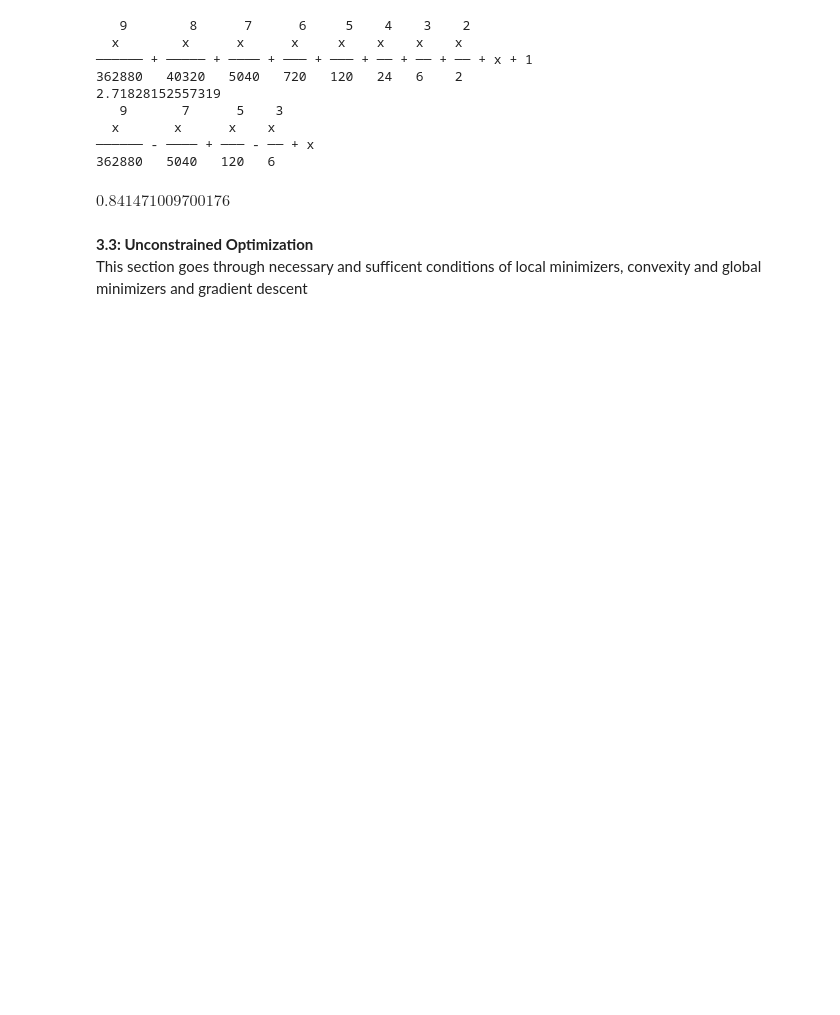
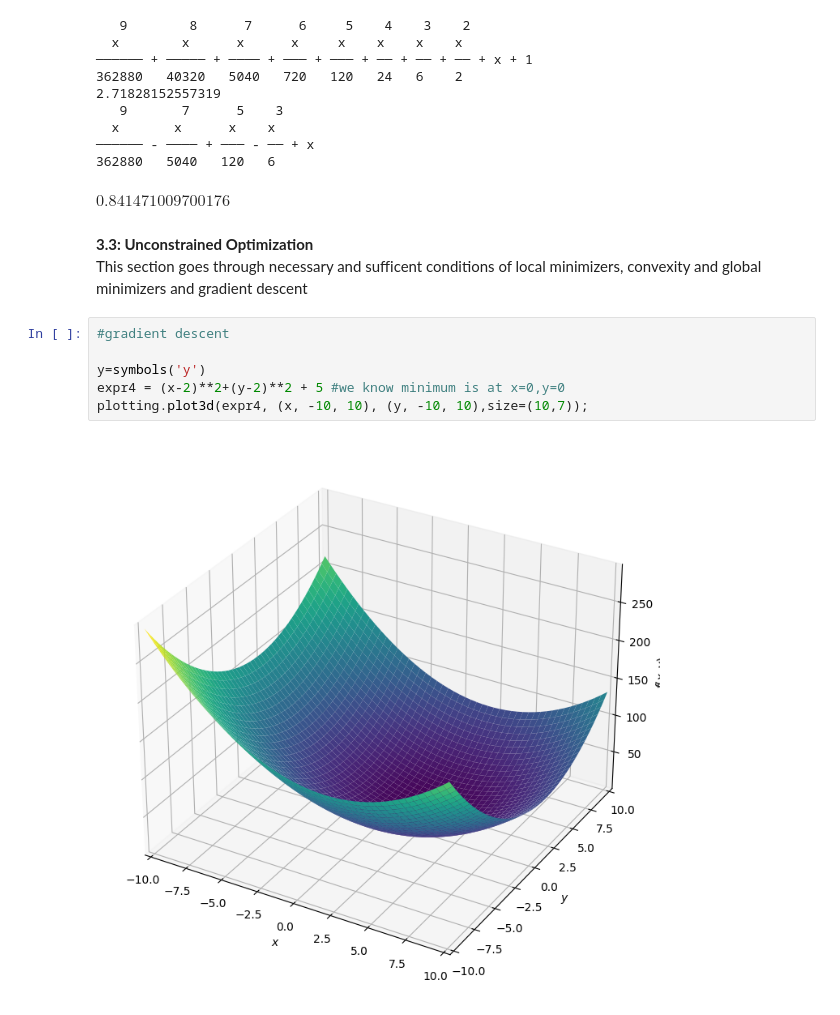
Before and after one commit to CalebaR/MAT-421, a Jupyter notebook: ModuleE.ipynb, the cells around one changed output. Cells and saved outputs as stored; diff of their text form; blank space fills up the shorter version.

```diff
--- a/ModuleE.ipynb
+++ b/ModuleE.ipynb
@@ -115,3 +115,11 @@ $\displaystyle 0.841471009700176$
 # %% [markdown]
 **3.3: Unconstrained Optimization**\
 This section goes through necessary and suﬀicent conditions of local minimizers, convexity and global minimizers and gradient descent
+# %%
+#gradient descent
+
+y=symbols('y')
+expr4 = (x-2)**2+(y-2)**2 + 5 #we know minimum is at x=0,y=0
+plotting.plot3d(expr4, (x, -10, 10), (y, -10, 10),size=(10,7));
+# %% [output]
+[figure, added]
```
Also changed, not shown: parts of 2 cells of this notebook.
